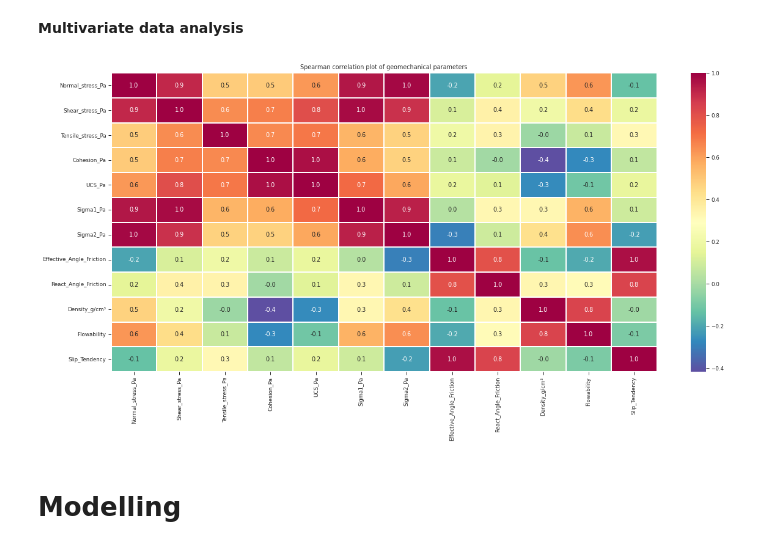
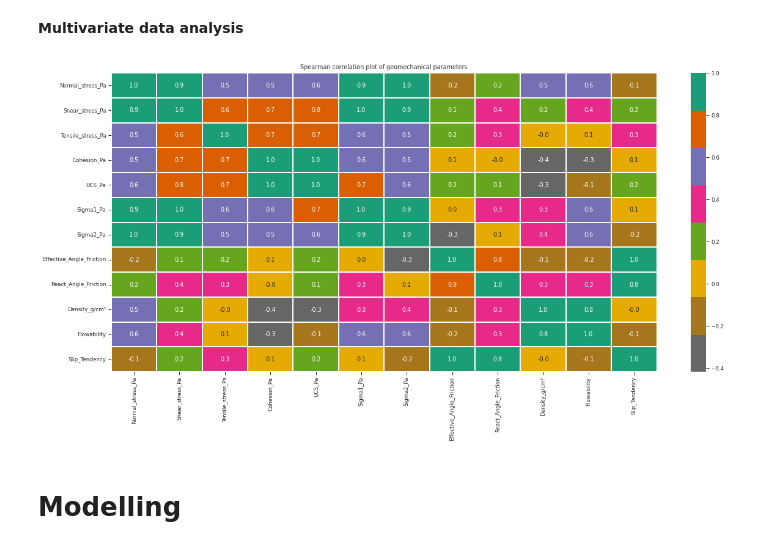
Before and after one commit to Utomi-Tom/Granular_Material_analysis, a Jupyter notebook: Geomaterial_analysis_.ipynb, the cells around one changed output. Cells and saved outputs as stored; diff of their text form; code cells hidden in the pictures.

```diff
--- a/Geomaterial_analysis_.ipynb
+++ b/Geomaterial_analysis_.ipynb
@@ -223,12 +254,12 @@ sns.displot(data=Dataset, x='React_Angle_Friction', y='Effective_Angle_Friction'
 # %%
 Corr_mat = Dataset.corr( method="spearman")
 
 fig, ax = plt.subplots( figsize=(20,9) )
 
-ax= sns.heatmap(data=Corr_mat, annot=True, cmap= 'Spectral_r', fmt=".1f", linewidths=1,  )
+ax= sns.heatmap(data=Corr_mat, annot=True, cmap= 'Dark2_r', fmt=".1f", linewidths=1,  )
 plt.title("Spearman correlation plot of geomechanical parameters", );
 # %% [output]
-[figure, old version]
+[figure, new version]
 # %% [markdown]
 # Modelling
 # %%
```
Also changed, not shown: parts of 16 cells of this notebook.
